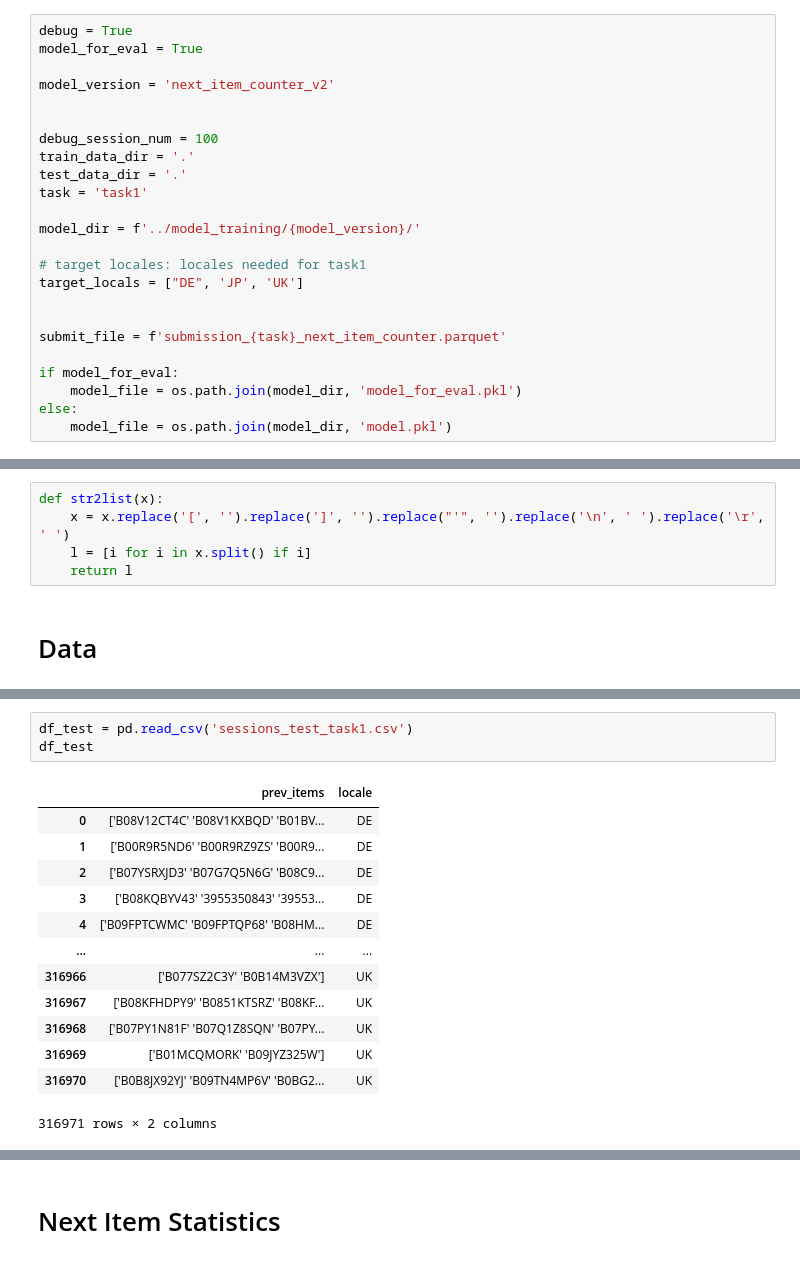
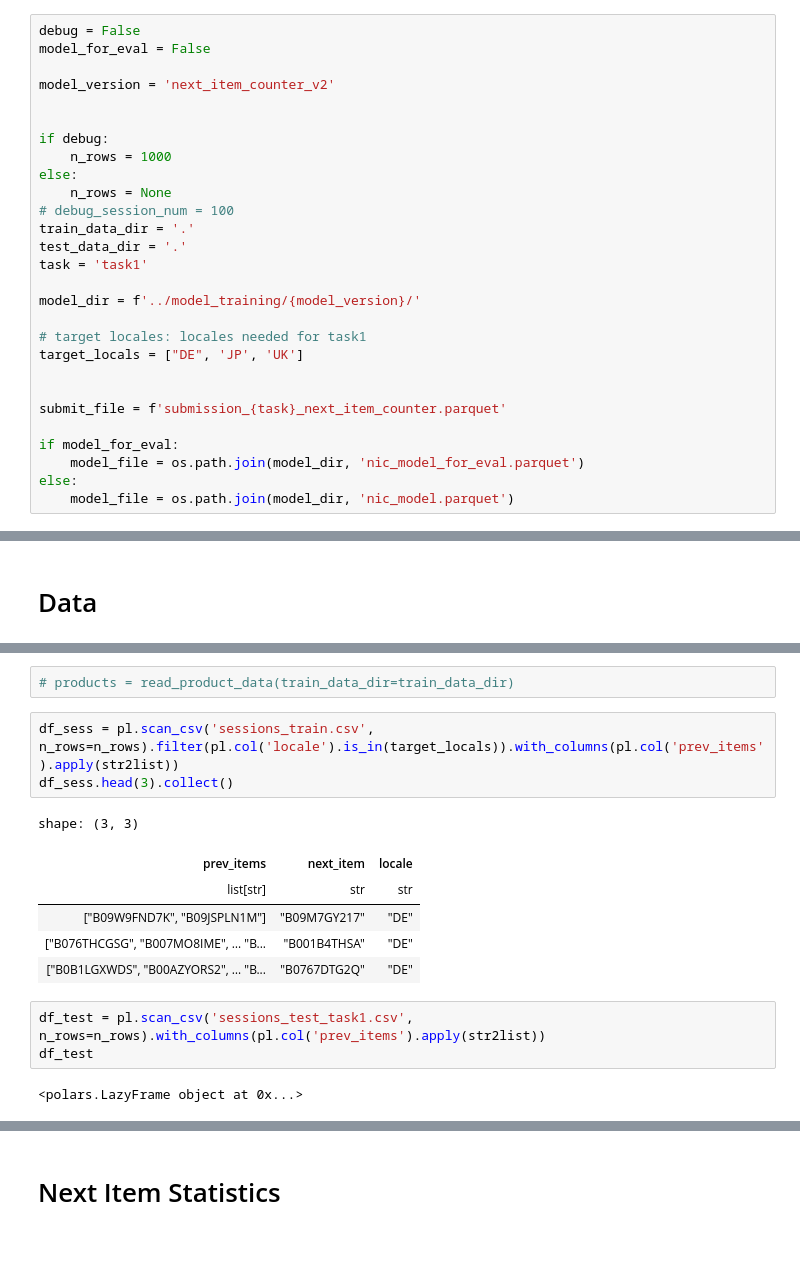
Before and after one commit to xiaoye-hua/Amazon_KDD_Cup_2023, a Jupyter notebook: notebooks/task1_next_item_counter_v2.ipynb, the cells around one changed output, grey strips where cells are left out. Drawn from its saved outputs; the diff is of its cells as text.

Commit message:
from pandas to polars

```diff
--- a/notebooks/task1_next_item_counter_v2.ipynb
+++ b/notebooks/task1_next_item_counter_v2.ipynb
@@ -31,13 +29,17 @@ The autoreload extension is already loaded. To reload it, use:
 # %% [markdown]
 # Config
 # %%
-debug = True
-model_for_eval = True
+debug = False
+model_for_eval = False
 
 model_version = 'next_item_counter_v2'
 
 
-debug_session_num = 100
+if debug:
+    n_rows = 1000
+else:
+    n_rows = None
+# debug_session_num = 100
 train_data_dir = '.'
 test_data_dir = '.'
 task = 'task1'
@@ -51,8 +53,8 @@ target_locals = ["DE", 'JP', 'UK']
 submit_file = f'submission_{task}_next_item_counter.parquet'
 
 if model_for_eval:
-    model_file = os.path.join(model_dir, 'model_for_eval.pkl')
+    model_file = os.path.join(model_dir, 'nic_model_for_eval.parquet')
 else:
-    model_file = os.path.join(model_dir, 'model.pkl')
+    model_file = os.path.join(model_dir, 'nic_model.parquet')
 # %%
 ! mkdir {model_dir}
@@ -65,7 +67,2 @@ model_file
-# %%
-def str2list(x):
-    x = x.replace('[', '').replace(']', '').replace("'", '').replace('\n', ' ').replace('\r', ' ')
-    l = [i for i in x.split() if i]
-    return l
 # %% [markdown]
 # Data
@@ -89,18 +69,18 @@ df_sess
-# %%
-df_test = pd.read_csv('sessions_test_task1.csv')
-df_test
-# %% [output]
-|  | prev_items | locale |
-| 0 | ['B08V12CT4C' 'B08V1KXBQD' 'B01BV... | DE |
-| 1 | ['B00R9R5ND6' 'B00R9RZ9ZS' 'B00R9... | DE |
-| 2 | ['B07YSRXJD3' 'B07G7Q5N6G' 'B08C9... | DE |
-| 3 | ['B08KQBYV43' '3955350843' '39553... | DE |
-| 4 | ['B09FPTCWMC' 'B09FPTQP68' 'B08HM... | DE |
-| ... | ... | ... |
-| 316966 | ['B077SZ2C3Y' 'B0B14M3VZX'] | UK |
-| 316967 | ['B08KFHDPY9' 'B0851KTSRZ' 'B08KF... | UK |
-| 316968 | ['B07PY1N81F' 'B07Q1Z8SQN' 'B07PY... | UK |
-| 316969 | ['B01MCQMORK' 'B09JYZ325W'] | UK |
-| 316970 | ['B0B8JX92YJ' 'B09TN4MP6V' 'B0BG2... | UK |
-316971 rows × 2 columns
+# %%
+# products = read_product_data(train_data_dir=train_data_dir)
+# %%
+df_sess = pl.scan_csv('sessions_train.csv', n_rows=n_rows).filter(pl.col('locale').is_in(target_locals)).with_columns(pl.col('prev_items').apply(str2list))
+df_sess.head(3).collect()
+# %% [output]
+shape: (3, 3)
+| prev_items | next_item | locale |
+| list[str] | str | str |
+| ["B09W9FND7K", "B09JSPLN1M"] | "B09M7GY217" | "DE" |
+| ["B076THCGSG", "B007MO8IME", … "B... | "B001B4THSA" | "DE" |
+| ["B0B1LGXWDS", "B00AZYORS2", … "B... | "B0767DTG2Q" | "DE" |
+# %%
+df_test = pl.scan_csv('sessions_test_task1.csv', n_rows=n_rows).with_columns(pl.col('prev_items').apply(str2list))
+df_test
+# %% [output]
+<polars.LazyFrame object at 0x...>
 # %%
```
Also changed, not shown: parts of 113 cells of this notebook, 7 other files.
